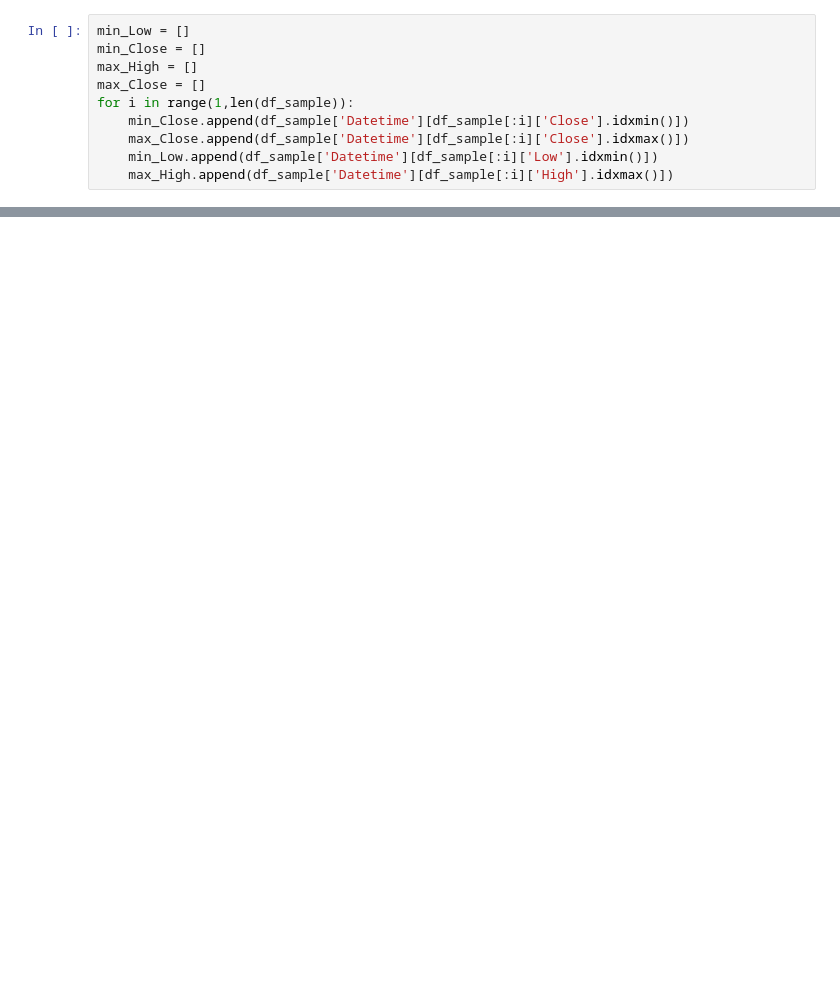
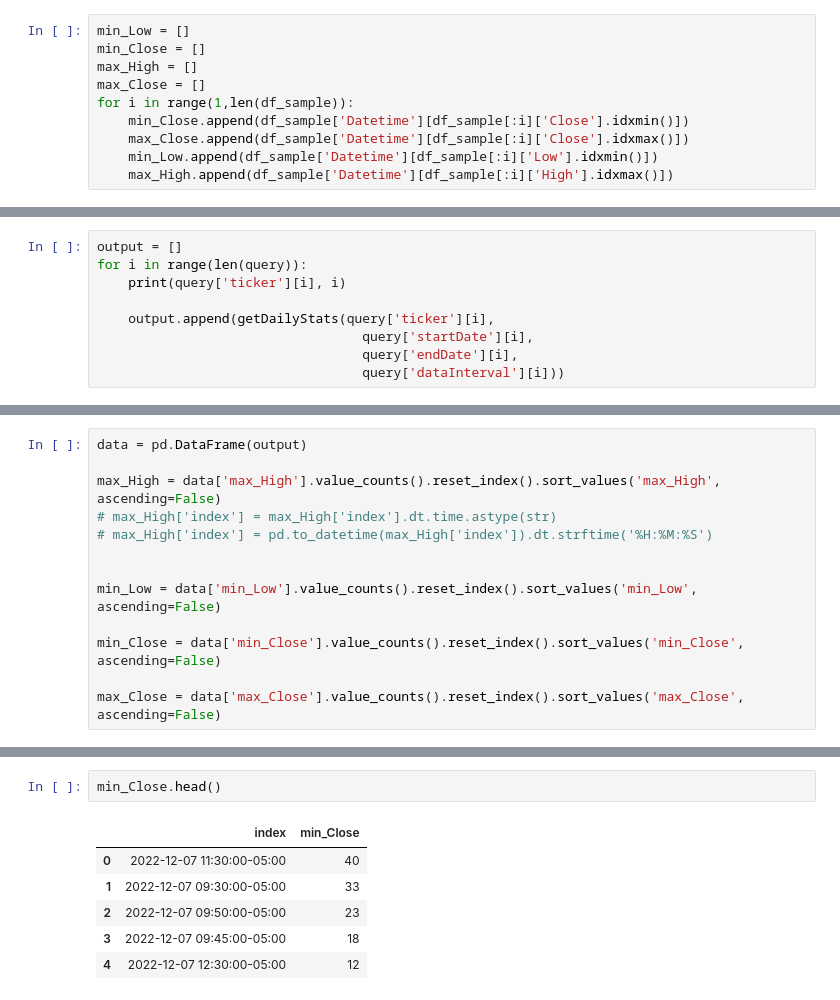
Before and after one commit to nate-belete/algoTrading, a Jupyter notebook: Intraday Lows and Highs.ipynb, the cells around one changed output, grey strips where cells are left out. Cells and saved outputs as stored; diff of their text form; blank space fills up the shorter version.

```diff
--- a/Intraday Lows and Highs.ipynb
+++ b/Intraday Lows and Highs.ipynb
@@ -88,0 +176,9 @@ df_sample
+# %%
+output = []
+for i in range(len(query)):
+    print(query['ticker'][i], i)
+
+    output.append(getDailyStats(query['ticker'][i],
+                                  query['startDate'][i],
+                                  query['endDate'][i],
+                                  query['dataInterval'][i]))
@@ -88,0 +204,13 @@ df_sample
+# %%
+data = pd.DataFrame(output)
+
+max_High = data['max_High'].value_counts().reset_index().sort_values('max_High', ascending=False)
+# max_High['index'] = max_High['index'].dt.time.astype(str)
+# max_High['index'] = pd.to_datetime(max_High['index']).dt.strftime('%H:%M:%S')
+
+
+min_Low = data['min_Low'].value_counts().reset_index().sort_values('min_Low', ascending=False)
+
+min_Close = data['min_Close'].value_counts().reset_index().sort_values('min_Close', ascending=False)
+
+max_Close = data['max_Close'].value_counts().reset_index().sort_values('max_Close', ascending=False)
@@ -88,0 +261,9 @@ df_sample
+# %%
+min_Close.head()
+# %% [output]
+|  | index | min_Close |
+| 0 | 2022-12-07 11:30:00-05:00 | 40 |
+| 1 | 2022-12-07 09:30:00-05:00 | 33 |
+| 2 | 2022-12-07 09:50:00-05:00 | 23 |
+| 3 | 2022-12-07 09:45:00-05:00 | 18 |
+| 4 | 2022-12-07 12:30:00-05:00 | 12 |
```
Also changed, not shown: parts of 13 cells of this notebook.
